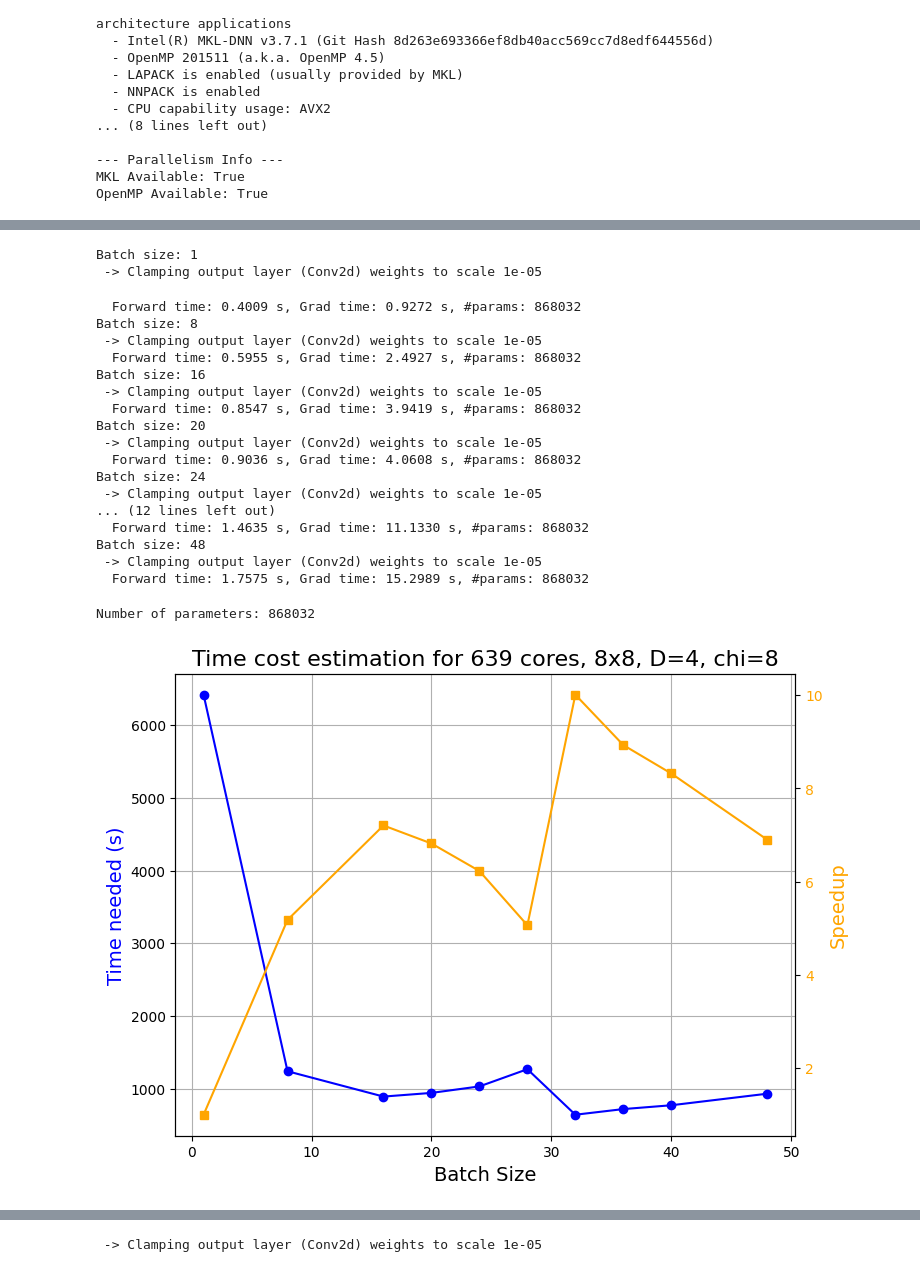
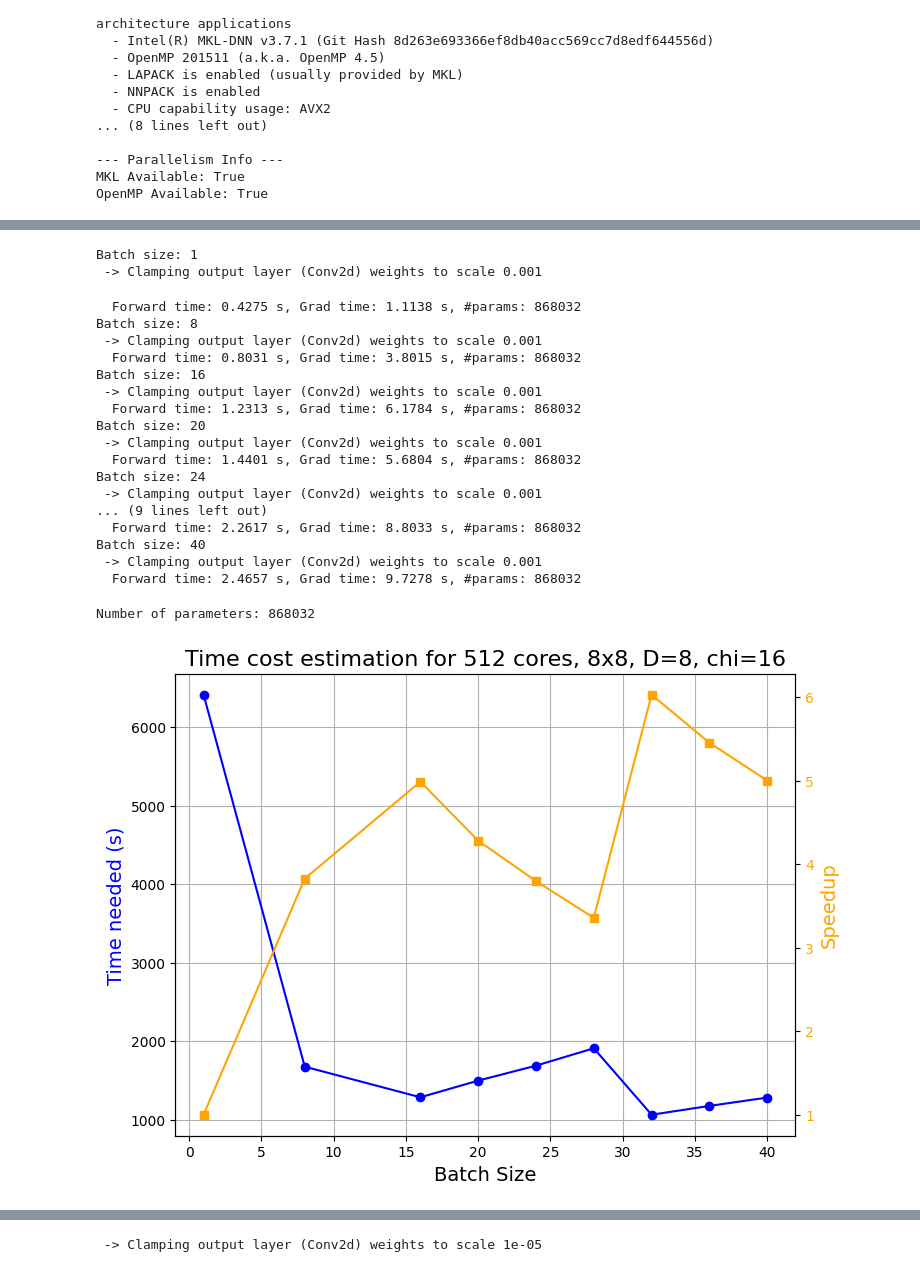
Before and after one commit to sjdu10/vmc_torch, a Jupyter notebook: vmc_torch/experiment/vmap/_TEST_model.ipynb, the cells around one changed output, grey strips where cells are left out. Drawn from its saved outputs; the diff is of its cells as text; code cells hidden in the pictures.

```diff
--- a/vmc_torch/experiment/vmap/_TEST_model.ipynb
+++ b/vmc_torch/experiment/vmap/_TEST_model.ipynb
@@ -115,17 +115,20 @@ model = Transformer_fPEPS_Model_Conv2d(
     dtype=model_dtype,
     **init_kwargs
 )
-# Load Checkpoint
-file_path = f'{params_path}/{model._get_name()}/chi={model.chi}/'
-ckpt_path = file_path + 'model_state.pt'
-model.load_state_dict(torch.load(ckpt_path, map_location='cpu'))
+# # Load Checkpoint
+# file_path = f'{params_path}/{model._get_name()}/chi={model.chi}/'
+# ckpt_path = file_path + 'model_state.pt'
+# model.load_state_dict(torch.load(ckpt_path, map_location='cpu'))
 
-err_fxs = torch.load(file_path+'error_input.pt', map_location='cpu')
-err_fx = torch.tensor([2, 1, 2, 1, 1, 2, 2, 1, 1, 2, 1, 2, 1, 2, 1, 0, 1, 0, 1, 0, 0, 1, 2, 1,
-        2, 2, 2, 1, 2, 1, 2, 1, 1, 1, 2, 2, 1, 2, 1, 0, 2, 0, 0, 1, 2, 0, 2, 2,
-        2, 2, 0, 2, 0, 3, 1, 0, 2, 1, 3, 1, 3, 1, 2, 1])
-with torch.no_grad():
-    amp = model(err_fx.unsqueeze(0))
-print(amp)
+# err_fxs = torch.load(file_path+'error_input.pt', map_location='cpu')
+# err_fx = torch.tensor([2, 1, 2, 1, 1, 2, 2, 1, 1, 2, 1, 2, 1, 2, 1, 0, 1, 0, 1, 0, 0, 1, 2, 1,
+#         2, 2, 2, 1, 2, 1, 2, 1, 1, 1, 2, 2, 1, 2, 1, 0, 2, 0, 0, 1, 2, 0, 2, 2,
+#         2, 2, 0, 2, 0, 3, 1, 0, 2, 1, 3, 1, 3, 1, 2, 1])
+# with torch.no_grad():
+#     amp = model(err_fx.unsqueeze(0))
+# print(amp)
+# with use_jitter_svd():
+#     amps = model(err_fxs)
+# print(amps)
 # %% [output]
  -> Clamping output layer (Conv2d) weights to scale 0.001
@@ -157,7 +147,7 @@ tensor([-8.3793e+01, -9.1295e-03, -9.1074e-02,  1.4926e+01,  1.9716e+00,
 # %%
 # Prepare initial samples
 # batchsize per rank
-B_list = [1, 8, 16, 20, 24, 28, 32, 36, 40, 48]
+B_list = [1, 8, 16, 20, 24, 28, 32, 36, 40]
 time_list = []
 grad_time_list = []
 
@@ -169,12 +159,8 @@ for B in B_list:
     print(f"Batch size: {B}")
     model = Transformer_fPEPS_Model_Conv2d(
         tn=peps,
-        max_bond=2*D,
-        nn_eta=1,
-        nn_hidden_dim=peps.nsites,
-        embed_dim=16,
-        attn_heads=4,
-        dtype=torch.float64,
+        dtype=model_dtype,
+        **init_kwargs
     )
     # model = Transformer_fPEPS_Model_GlobalMLP(
     #     tn=peps,
@@ -197,31 +183,31 @@ for B in B_list:
     t0 = time.time()
     model(fxs)
     t1 = time.time()
-    compute_grads(fxs, model, vectorize=True, batch_size=B, vmap_grad=True)
+    compute_grads(fxs, model, vectorize=True, batch_size=B//2 if B//2 > 0 else 1, vmap_grad=True)
     t2 = time.time()
     time_list.append((t1-t0))
     grad_time_list.append((t2-t1))
     print(f"  Forward time: {t1-t0:.4f} s, Grad time: {t2-t1:.4f} s, #params: {nparams}")
 # %% [output]
 Batch size: 1
- -> Clamping output layer (Conv2d) weights to scale 1e-05
+ -> Clamping output layer (Conv2d) weights to scale 0.001
-  Forward time: 0.4009 s, Grad time: 0.9272 s, #params: 868032
+  Forward time: 0.4275 s, Grad time: 1.1138 s, #params: 868032
 Batch size: 8
- -> Clamping output layer (Conv2d) weights to scale 1e-05
-  Forward time: 0.5955 s, Grad time: 2.4927 s, #params: 868032
+ -> Clamping output layer (Conv2d) weights to scale 0.001
+  Forward time: 0.8031 s, Grad time: 3.8015 s, #params: 868032
 Batch size: 16
- -> Clamping output layer (Conv2d) weights to scale 1e-05
-  Forward time: 0.8547 s, Grad time: 3.9419 s, #params: 868032
+ -> Clamping output layer (Conv2d) weights to scale 0.001
+  Forward time: 1.2313 s, Grad time: 6.1784 s, #params: 868032
 Batch size: 20
- -> Clamping output layer (Conv2d) weights to scale 1e-05
-  Forward time: 0.9036 s, Grad time: 4.0608 s, #params: 868032
+ -> Clamping output layer (Conv2d) weights to scale 0.001
+  Forward time: 1.4401 s, Grad time: 5.6804 s, #params: 868032
 Batch size: 24
- -> Clamping output layer (Conv2d) weights to scale 1e-05
-... (12 lines left out)
-  Forward time: 1.4635 s, Grad time: 11.1330 s, #params: 868032
-Batch size: 48
- -> Clamping output layer (Conv2d) weights to scale 1e-05
-  Forward time: 1.7575 s, Grad time: 15.2989 s, #params: 868032
+ -> Clamping output layer (Conv2d) weights to scale 0.001
+... (9 lines left out)
+  Forward time: 2.2617 s, Grad time: 8.8033 s, #params: 868032
+Batch size: 40
+ -> Clamping output layer (Conv2d) weights to scale 0.001
+  Forward time: 2.4657 s, Grad time: 9.7278 s, #params: 868032
 # %%
 n_prams = sum(p.numel() for p in model.parameters())
 print(f'Number of parameters: {n_prams}')
@@ -231,42 +217,42 @@ Number of parameters: 868032
 # assuming we have 1000 cores fixed, calculate time needed to get 20000 samples for each batch size
 # and plot
 # note that each core needs to at least run 1 MC step, so there is a minimum time per batch size - increasing batch size does not unlimitedly reduce time
-fixed_cores = 639
+fixed_cores = 512
 # asume we need 20000 samples in total
-sample_size = 20000
+sample_size = 15000
 # # calculate how much cores we need for each batch size, assuming doing only 1 step of MC sampling
 # num_cores_list = [sample_size // B for B in B_list]
 
 samples_per_core = sample_size // fixed_cores
 adjusted_time_list = []
 mc_steps_needed_list = []
 for i, B in enumerate(B_list):
     mc_steps_needed = (samples_per_core + B - 1) // B  # ceiling division
     mc_steps_needed_list.append(mc_steps_needed)
     adjusted_time = time_list[i] * mc_steps_needed * 4 * nsites + grad_time_list[i] * mc_steps_needed
     adjusted_time_list.append(adjusted_time*2)
 actual_samples_per_core = [B*((sample_size // fixed_cores + B - 1) // B) for B in B_list]
 actual_total_samples = [(sample_size // B + 1) * B for B in B_list]
 
 # plot
 import matplotlib.pyplot as plt
 fig, ax = plt.subplots(figsize=(8,6))
 ax.plot(B_list, adjusted_time_list, marker='o', color='blue')
 ax.set_xlabel('Batch Size', fontsize=14)
 ax.set_ylabel('Time needed (s)', fontsize=14, color='blue')
 ax.set_title(f'Time cost estimation for {fixed_cores} cores, {Lx}x{Ly}, D={D}, chi={model.chi}', fontsize=16)
 ax.grid(True)
 # plot speedup compare to using only B=1
 ax2 = ax.twinx()
 ax2.plot(B_list, [adjusted_time_list[0]/t for t in adjusted_time_list], color='orange', marker='s')
 ax2.set_ylabel('Speedup', color='orange', fontsize=14)
 ax2.tick_params(axis='y', labelcolor='orange')
 # ax2.set_yscale('log')
 
 # plt.xticks(B_list)
 plt.savefig(f'./data/fPEPS_Transformer_batchsize_vs_time_{Lx}x{Ly}_D={D}_chi={model.chi}.png', dpi=300)
 # %% [output]
-[figure, old version]
+[figure, new version]
 # %%
 # Define column widths
 w1, w2, w3, w4, w5 = 6, 25, 18, 20, 15
```
Also changed, not shown: parts of 4 cells of this notebook, 10 other files.
